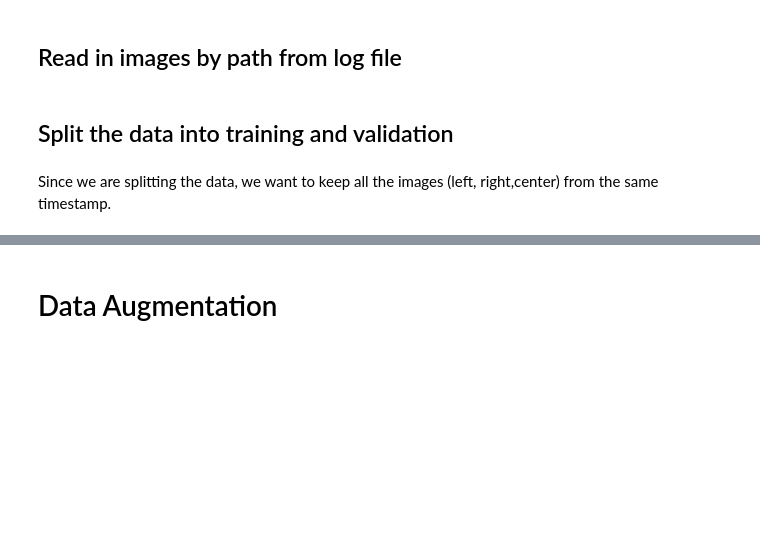
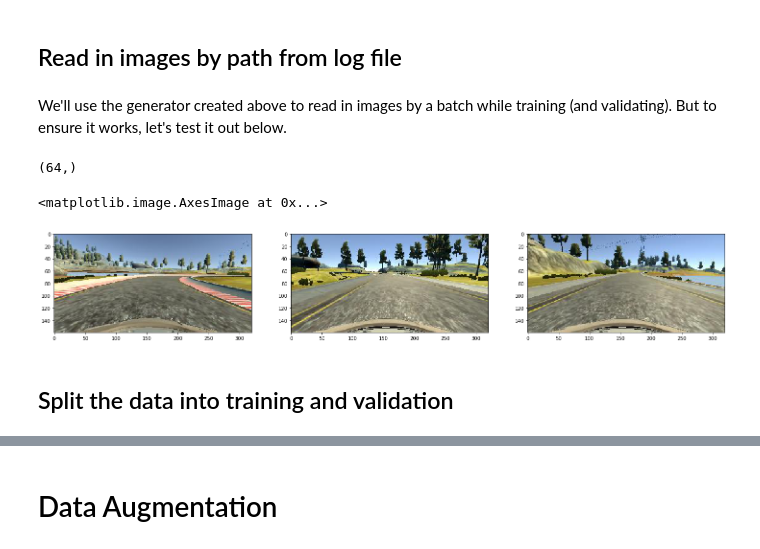
Before and after one commit to MrGeislinger/clone-driving-behavior, a Jupyter notebook: model.ipynb, the cells around one changed output, grey strips where cells are left out. Saved outputs shown, nothing was run; the diff lists cells and outputs as text; code cells hidden in the pictures; blank space fills up the shorter version.

Commit message:
refact: Image generator for training/validation - TODO: Use a generator to train the model (instead of defined data)

```diff
--- a/model.ipynb
+++ b/model.ipynb
@@ -67,9 +69,9 @@ def create_img_meas_dfs(log_csv, data_dir=None, orig_dir=None, skiprows=None):
     df_img_paths = df.iloc[:,:3]
     df_measurments = df.iloc[:,3:]
 
-    return df_img_paths,df_measurments
+    return df_img_paths,df_measurments, df
 # %%
-df_imgs, df_meas = create_img_meas_dfs(log_csv='data/driving_log.csv',skiprows=1)
+df_imgs, df_meas, df_all = create_img_meas_dfs(log_csv='data/driving_log.csv',skiprows=1)
 
 display(df_imgs.head())
 
@@ -109,17 +146,32 @@ for index,row in df_imgs.iterrows():
+# %% [markdown]
+We'll use the generator created above to read in images by a batch while training (and validating). But to ensure it works, let's test it out below.
+# %%
+temp_generator = data_generator(
+    df_all['image_center'].values.reshape(-1,1),
+    df_all['steer_angle'].values.reshape(-1,1)
+)
+# %%
+imgs,targets = next(temp_generator)
+# %%
+targets.shape
+# %% [output]
+(64,)
 # %%
 # Test to see if image reading works
 import matplotlib.pyplot as plt
 
 f = plt.figure(figsize=(25,25))
 ax_left = f.add_subplot(1, 3, 1)
 ax_center = f.add_subplot(1, 3, 2)
 ax_right = f.add_subplot(1, 3, 3)
 
-# Print out an image example for each image type
-ax_center.imshow(images.get('center')[0])
-ax_left.imshow(images.get('left')[0])
-ax_right.imshow(images.get('right')[0])
+
+# Print out three image examples
+ax_center.imshow(imgs[0])
+ax_left.imshow(imgs[1])
+ax_right.imshow(imgs[2])
+# %% [output]
+<matplotlib.image.AxesImage at 0x...>
+[figure, added]
 # %% [markdown]
 ## Split the data into training and validation
-# %% [markdown]
-Since we are splitting the data, we want to keep all the images (left, right,center) from the same timestamp.
```
Also changed, not shown: parts of 20 cells of this notebook.
